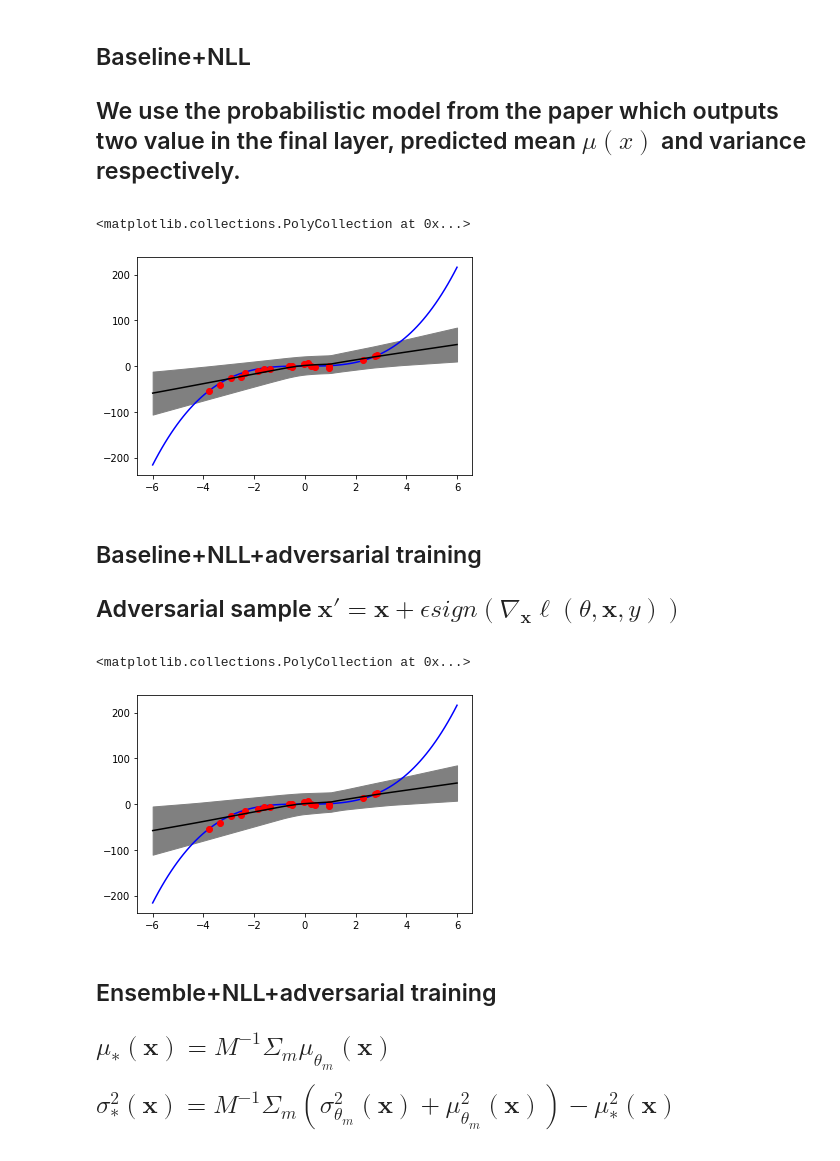
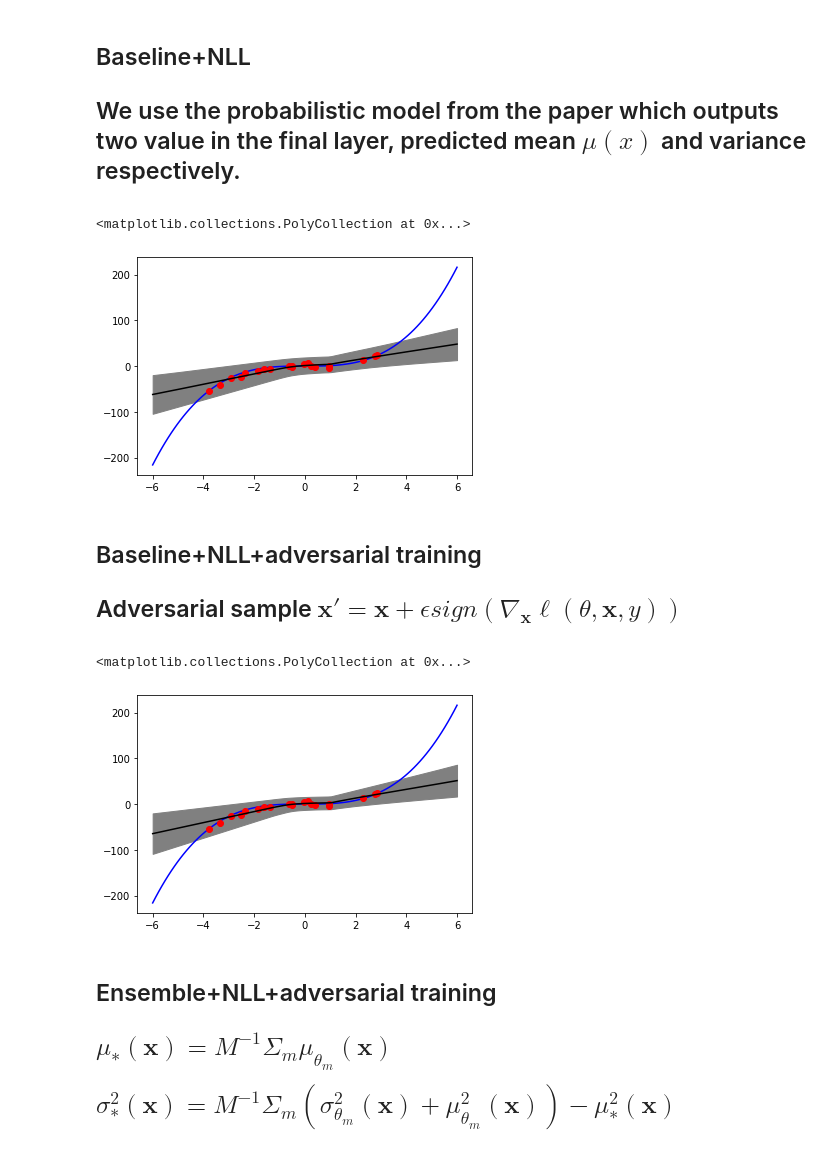
Before and after one commit to zhiheng-qian/cs4875-research-project, a Jupyter notebook: Simple_and_Scalable_Predictive_Uncertainty_Estimation_using_Deep_Ensembles.ipynb, the cells around one changed output. Cells and saved outputs as stored; diff of their text form; code cells hidden in the pictures.

```diff
--- a/Simple_and_Scalable_Predictive_Uncertainty_Estimation_using_Deep_Ensembles.ipynb
+++ b/Simple_and_Scalable_Predictive_Uncertainty_Estimation_using_Deep_Ensembles.ipynb
@@ -182,7 +184,22 @@ class SingleNetNll(nn.Module):
     x = self.l2(x)
     return x
 
-model = SingleNetNll()
+class SingleProbNetNll(nn.Module):
+  def __init__(self):
+    super(SingleProbNetNll, self).__init__()
+    self.l1 = nn.Linear(1, 100)
+    # self.l2 = nn.Linear(100, 100)
+    self.mean_head = nn.Linear(100, 1)
+    self.var_head = nn.Linear(100, 1)
+
+  def forward(self, x):
+    x = F.relu(self.l1(x))
+    # x = F.relu(self.l2(x))
+    mean_x = self.mean_head(x)
+    var_x = F.elu(self.var_head(x)) + 1.0
+    return mean_x, var_x
+
+model = SingleProbNetNll()
 learning_rate = 0.01
 numEpochs = 40
 optimizer = torch.optim.Adam(model.parameters(), lr=learning_rate)
@@ -216,7 +233,7 @@ ax.plot(x_test, mu_test, 'k')
 ax.fill_between(xx, mu_test+var_test, mu_test-var_test, color='grey')
 # %% [output]
 <matplotlib.collections.PolyCollection at 0x...>
-[figure, old version]
+[figure, new version]
 # %%
 # fig.savefig('/content/drive/My Drive/AALTO/cs4875-research/img/baseline+nll.png')
 # %% [markdown]
@@ -224,7 +241,7 @@ ax.fill_between(xx, mu_test+var_test, mu_test-var_test, color='grey')
 
 Adversarial sample $\textbf{x}' = \textbf{x} + \epsilon sign(\nabla_{\textbf{x}} \ell(\theta, \textbf{x}, y)) $
 # %%
-model = SingleNetNll()
+model = SingleProbNetNll()
 learning_rate = 0.01
 numEpochs = 40
 optimizer = torch.optim.Adam(model.parameters(), lr=learning_rate)
@@ -238,34 +255,34 @@ for epoch in range(numEpochs):
         loss = nll_loss(output[0], m(output[1])+ 1e-06, y)
         loss.backward(retain_graph=True)
 
         x_prime = x + 0.04*(torch.sign(x.grad))
         optimizer.zero_grad()
         output_prime = model(x_prime)
         loss = nll_loss(output[0], m(output[1])+ 1e-06, y) + nll_loss(output_prime[0], m(output_prime[1])+ 1e-06, y)
         loss.backward()
 
         optimizer.step()
     #print('Loss at epoch {} is {}'.format(epoch, loss))
 
 x_test = np.linspace(-6, 6, 100)
 mu_test = []
 var_test = []
 for x in x_test:
   x = torch.tensor([x], dtype = torch.float)
   mu_test.append(model(x)[0])
   var_test.append(model(x)[1])
 
 mu_test = np.hstack(torch.stack(mu_test).detach().numpy())
 var_test = np.hstack(torch.stack(var_test).detach().numpy())
 
 fig, ax = plt.subplots(1)
 ax.plot(xx, yy, 'b')
 ax.plot(x_train, y_train, 'ro')
 ax.plot(x_test, mu_test, 'k')
 ax.fill_between(xx, mu_test+var_test, mu_test-var_test, color='grey')
 # %% [output]
 <matplotlib.collections.PolyCollection at 0x...>
-[figure, old version]
+[figure, new version]
 # %%
 # fig.savefig('/content/drive/My Drive/AALTO/cs4875-research/img/baseline+nll+adv.png')
 # %% [markdown]
```
Also changed, not shown: parts of 3 cells of this notebook.
